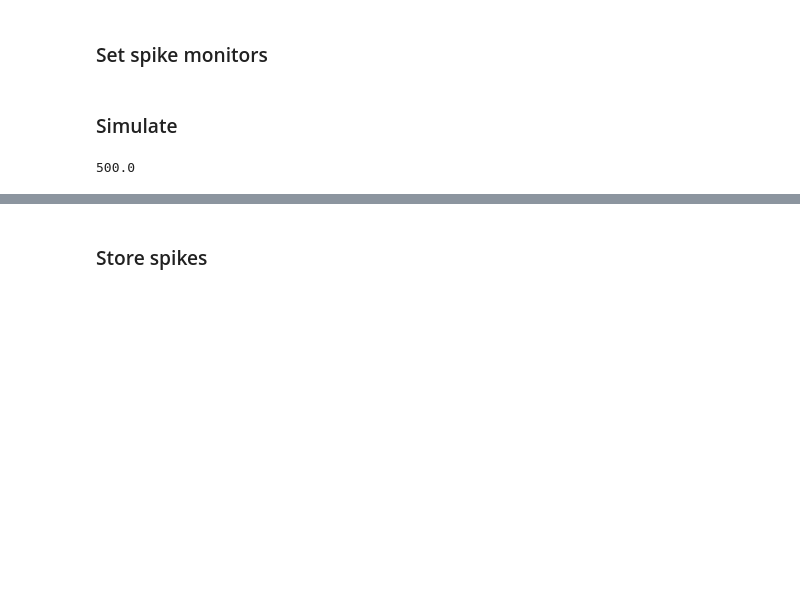
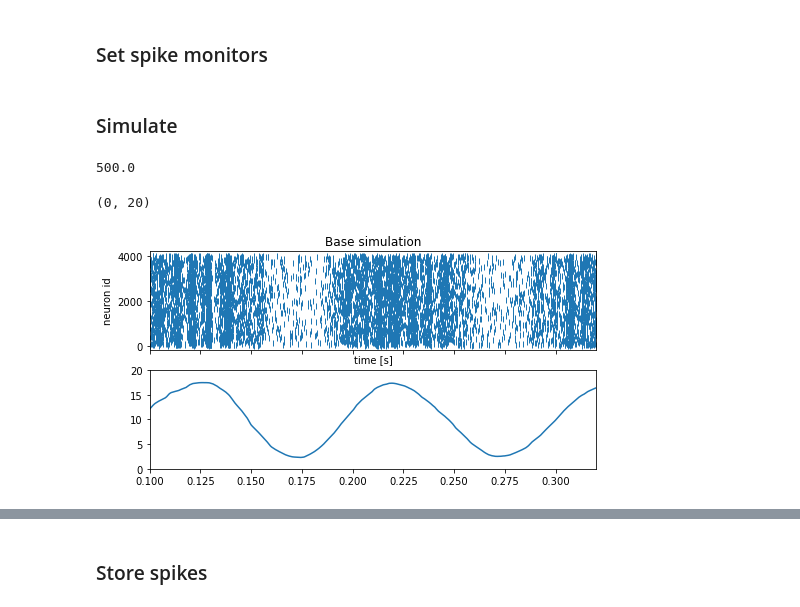
Before and after one commit to lepmik/causal-optogenetics-paper-data, a Jupyter notebook: simulation_with_branched_stimulation.ipynb, the cells around one changed output, grey strips where cells are left out. Cells and saved outputs as stored; diff of their text form; code cells hidden in the pictures; blank space fills up the shorter version.

```diff
--- a/simulation_with_branched_stimulation.ipynb
+++ b/simulation_with_branched_stimulation.ipynb
@@ -27,11 +25,14 @@ free_sim = True
 # %% [markdown]
 ### Set neurons
 # %%
-eqs = '''dV_m/dt = (g_L*(E_L-V_m)+Ie+Ii+I)/(C_m) : volt
+eqs = '''dV_m/dt = (g_L*(E_L-V_m)+Ie+Ii+I+Ix)/(C_m) : volt
          Ie = ge*(E_ex-V_m) : amp
          Ii = gi*(E_in-V_m) : amp
          dge/dt = -ge/(tau_syn_ex) : siemens
          dgi/dt = -gi/(tau_syn_in) : siemens
+         Ix = sizes*0.5*(1+sin(2*pi*rates*t)) : amp
+         rates : Hz
+         sizes : amp
          I : amp'''
 nodes = NeuronGroup(
     p['N_neurons'],
@@ -43,6 +44,9 @@ nodes = NeuronGroup(
     method='euler',
 )
 
+nodes.sizes = p['s_sin']
+nodes.rates= p['r_sin']
+
 p['C_ex'] = int(p['eps'] * p['N_ex'])
 p['C_in'] = int(p['eps'] * p['N_in'])
 n = p['tau_syn_in'] * abs(p['E_L'] - p['E_in'])
@@ -108,6 +112,9 @@ spk_mon1 = SpikeMonitor(nodes)
 # 2 for stimulation periods
 spk_mon2 = SpikeMonitor(nodes)
 spk_mon2.active = False
+
+# population rate monitor
+r_mon = PopulationRateMonitor(nodes)
 # %% [markdown]
 ### Simulate
 # %%
@@ -186,0 +146,17 @@ while defaultclock.t < p['runtime']:
+# %%
+t1, i1 = np.array(spk_mon1.t), np.array(spk_mon1.i)
+r = r_mon.smooth_rate(width=10*ms)
+# %%
+fig, ax = plt.subplots(2, 1, sharex=True, figsize=(8,4))
+ax[0].plot(spk_mon1.t/second, spk_mon1.i, '|')
+ax[0].set_title('Base simulation')
+ax[0].set_xlabel('time [s]')
+ax[0].set_ylabel('neuron id')
+
+ax[0].set_xlim(0.1, 0.32)
+
+ax[1].plot(np.arange(0*ms, defaultclock.t, defaultclock.dt), r)
+ax[1].set_ylim([0, 20])
+# %% [output]
+(0, 20)
+[figure, added]
```
Also changed, not shown: parts of 5 cells of this notebook, 1 other file.
